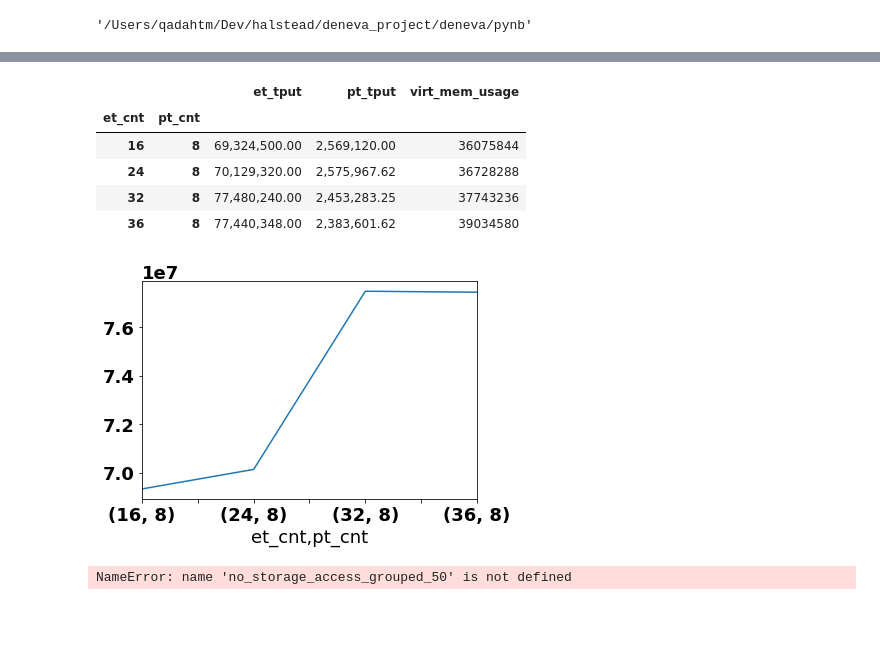
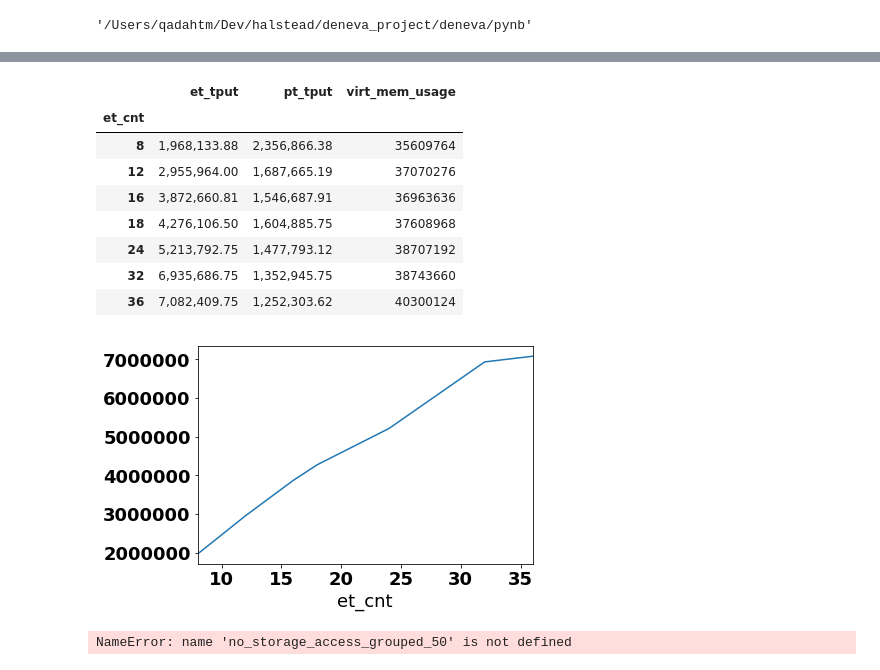
Before and after one commit to qadahtm/deneva, a Jupyter notebook: pynb/QueCC.ipynb, the cells around one changed output, grey strips where cells are left out. Drawn from its saved outputs; the diff is of its cells as text; code cells hidden in the pictures; blank space fills up the shorter version.

```diff
--- a/pynb/QueCC.ipynb
+++ b/pynb/QueCC.ipynb
@@ -313,6 +313,15 @@ directory = "/Users/qadahtm/Dev/halstead/deneva_project/deneva/exp_results/fixed
 directory = "/Users/qadahtm/Dev/halstead/deneva_project/deneva/exp_results/m4-16xlarge-normal"
 # directory = "/Users/qadahtm/Dev/halstead/deneva_project/deneva/exp_results/quecc_db_access"
 # directory = "/Users/qadahtm/Dev/halstead/deneva_project/deneva/exp_results/fixed_mode_withdb_simple"
+# directory = "/Users/qadahtm/Dev/halstead/deneva_project/deneva/exp_results/normal_mode_with_simplehash"
+directory = "/Users/qadahtm/Dev/halstead/deneva_project/deneva/exp_results/fixed_mode_with_simplehash2_eagersplit"
+
+directory = "/Users/qadahtm/Dev/halstead/deneva_project/deneva/exp_results/fixed_mode_withdb_simple_eagersplit"
+directory = "/Users/qadahtm/Dev/halstead/deneva_project/deneva/exp_results/fixed_mode_withdb_simple_lazysplit2"
+
+directory = "/Users/qadahtm/Dev/halstead/deneva_project/deneva/exp_results/fixed_mode_lookup_simple_eagersplit_readonly2"
+
+directory = "/Users/qadahtm/Dev/halstead/deneva_project/deneva/exp_results/fixed_mode_withdb_simple_eagersplit2"
 
 resFiles = os.listdir(directory)
 # print(resFiles)
@@ -509,23 +509,26 @@ grouped
 # %%
 # grouped = df.groupby(['cc_alg','zipf_theta', 'worker_cnt', 'pt_perc','commit_strategy', 'pt_cnt', 'et_cnt']).tput.agg(['count', 'min', 'max', 'mean'])
 pd.options.display.float_format = '{:,.2f}'.format
 # agg_req_fixed = {'total_tput':'mean', 'et_tput':'mean', 'pt_tput':'mean', 'total_time':'mean', 'pt_time':'mean', 'et_time':'mean'}
 agg_req_fixed = {'et_tput':'mean','pt_tput':'mean','virt_mem_usage':'mean'}
 agg_req = agg_req_fixed
 # grouped = df.groupby(['cc_alg','zipf_theta', 'worker_cnt', 'pt_perc','commit_strategy', 'pt_cnt', 'et_cnt']).agg(agg_req)
-grouped = df.groupby(['et_cnt', 'pt_cnt']).agg(agg_req)
+grouped = df.groupby(['et_cnt']).agg(agg_req)
 # grouped = df.groupby(['et_cnt']).agg(agg_req)
 # grouped['pt_tput'].plot()
 grouped['et_tput'].plot()
 grouped
 # %% [output]
-|  |  | et_tput | pt_tput | virt_mem_usage |
-| et_cnt | pt_cnt |  |  |  |
-| 16 | 8 | 69,324,500.00 | 2,569,120.00 | 36075844 |
-| 24 | 8 | 70,129,320.00 | 2,575,967.62 | 36728288 |
-| 32 | 8 | 77,480,240.00 | 2,453,283.25 | 37743236 |
-| 36 | 8 | 77,440,348.00 | 2,383,601.62 | 39034580 |
+|  | et_tput | pt_tput | virt_mem_usage |
+| et_cnt |  |  |  |
+| 8 | 1,968,133.88 | 2,356,866.38 | 35609764 |
+| 12 | 2,955,964.00 | 1,687,665.19 | 37070276 |
+| 16 | 3,872,660.81 | 1,546,687.91 | 36963636 |
+| 18 | 4,276,106.50 | 1,604,885.75 | 37608968 |
+| 24 | 5,213,792.75 | 1,477,793.12 | 38707192 |
+| 32 | 6,935,686.75 | 1,352,945.75 | 38743660 |
+| 36 | 7,082,409.75 | 1,252,303.62 | 40300124 |
-[figure, old version]
+[figure, new version]
 # %%
 # no_storage_access_grouped_50 = grouped
 no_storage_access_grouped_50
```
Also changed, not shown: parts of 3 cells of this notebook, 9 other files.
